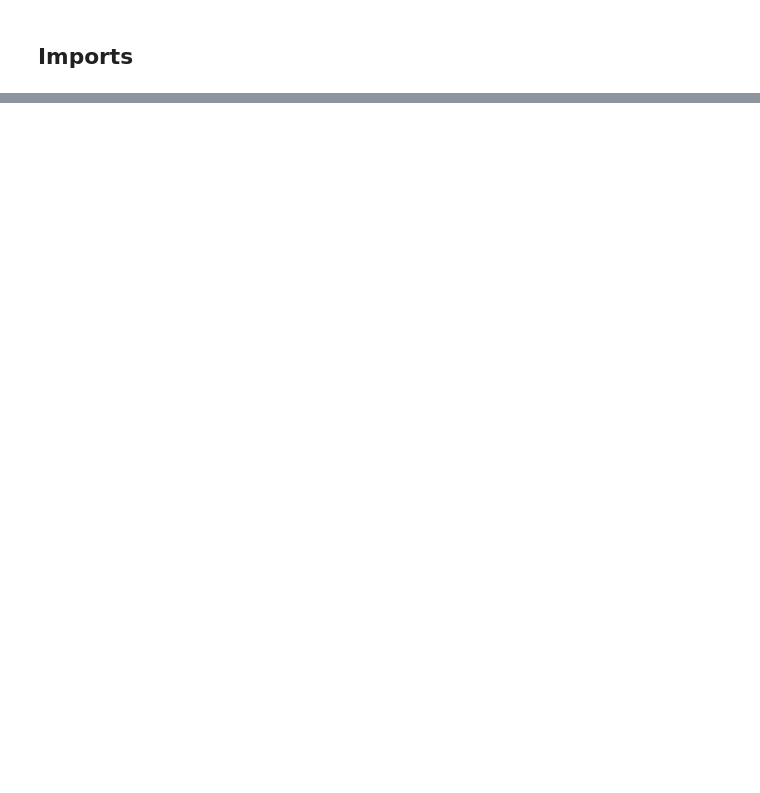
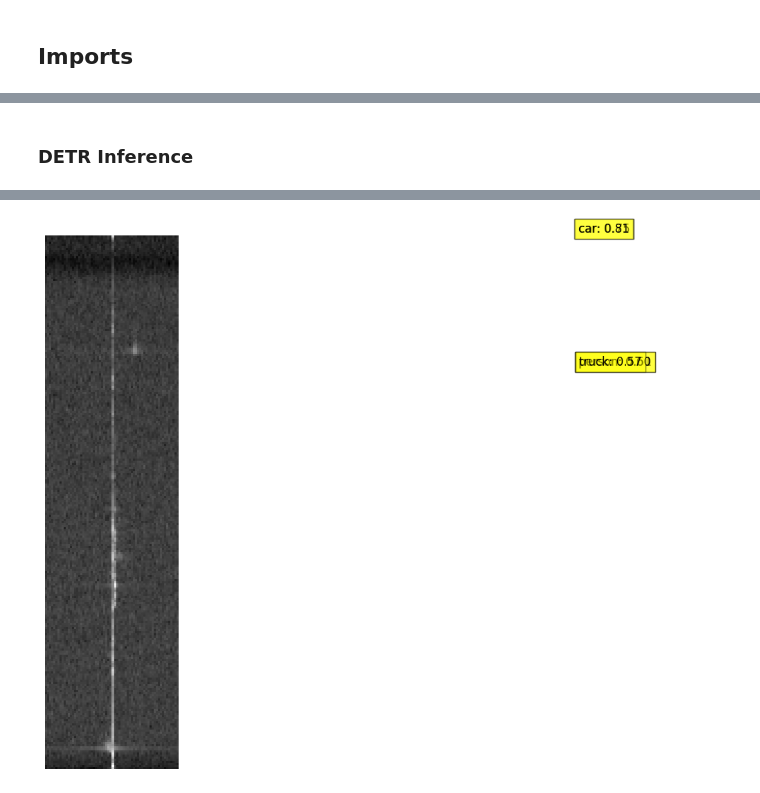
Before and after one commit to arigra/IAI-CMU, a Jupyter notebook: Object_detection/rcnn_detector.ipynb, the cells around one changed output, grey strips where cells are left out. Drawn from its saved outputs; the diff is of its cells as text; code cells hidden in the pictures; blank space fills up the shorter version.

```diff
--- a/Object_detection/rcnn_detector.ipynb
+++ b/Object_detection/rcnn_detector.ipynb
@@ -415,0 +948,72 @@ Filtered scores: []
+# %% [markdown]
+### DETR Inference
+# %%
+def post_process_detr_outputs(outputs, target_size, threshold=0.5):
+    # Apply softmax to logits to get class probabilities
+    probs = outputs.logits.softmax(-1)[0, :, :-1]  # Exclude the last class (background)
+    scores, labels = probs.max(-1)
+
+    # Filter boxes based on score threshold
+    keep = scores > threshold
+    scores = scores[keep]
+    labels = labels[keep]
+    boxes = outputs.pred_boxes[0, keep]
+
+    # Scale boxes to original image size
+    img_h, img_w = target_size
+    scale_fct = torch.tensor([img_w, img_h, img_w, img_h]).to(boxes.device)
+    boxes = boxes * scale_fct
+
+    return boxes, scores, labels
+
+def infer_spectrum(model, spectrum_data, target_size, threshold=0.5):
+    # Prepare the spectrum data
+    spectrum_3ch = torch.tensor(spectrum_data, dtype=torch.float32).unsqueeze(0).repeat(3, 1, 1).unsqueeze(0).to(device)
+
+    # Perform inference
+    with torch.no_grad():
+        outputs = model(pixel_values=spectrum_3ch)
+
+    # Post-process the outputs
+    boxes, scores, labels = post_process_detr_outputs(outputs, target_size, threshold)
+
+    return boxes.cpu().numpy(), scores.cpu().numpy(), labels.cpu().numpy()
+
+def plot_results(spectrum_data, boxes, scores, labels, classes_list, score_threshold=0.5):
+    plt.figure(figsize=(10, 10))
+    plt.imshow(spectrum_data, cmap='gray')
+
+    for box, score, label in zip(boxes, scores, labels):
+        if score > score_threshold and label < len(classes_list):
+            ymin, xmin, ymax, xmax = box
+            plt.gca().add_patch(plt.Rectangle((xmin, ymin), xmax - xmin, ymax - ymin,
+                                              fill=False, edgecolor='red', linewidth=2))
+            plt.text(xmin, ymin - 2, f'{classes_list[label]}: {score:.2f}', bbox=dict(facecolor='yellow', alpha=0.5), fontsize=12, color='black')
+
+    plt.axis('off')
+    plt.show()
+
+# Load a new spectrum data sample (replace with your data loading method)
+new_spectrum_data = sample['spectrum']
+
+
+# Define the target size (height, width)
+target_size = new_spectrum_data.shape
+
+# Run inference
+boxes, scores, labels = infer_spectrum(model, new_spectrum_data, target_size)
+
+# Print the results
+print("Boxes:", boxes)
+print("Scores:", scores)
+print("Labels:", labels)
+
+# Debugging: Print shapes and values to diagnose issues
+print(f"Target size: {target_size}")
+print(f"Number of detections: {len(boxes)}")
+for i, (box, score, label) in enumerate(zip(boxes, scores, labels)):
+    print(f"Detection {i}: Box={box}, Score={score}, Label={label}")
+
+# Visualize the results
+plot_results(new_spectrum_data, boxes, scores, labels, train_dataset.classes_list)
+# %% [output]
@@ -415,0 +1034 @@ Filtered scores: []
+[figure, added]
```
Also changed, not shown: parts of 52 cells of this notebook.
